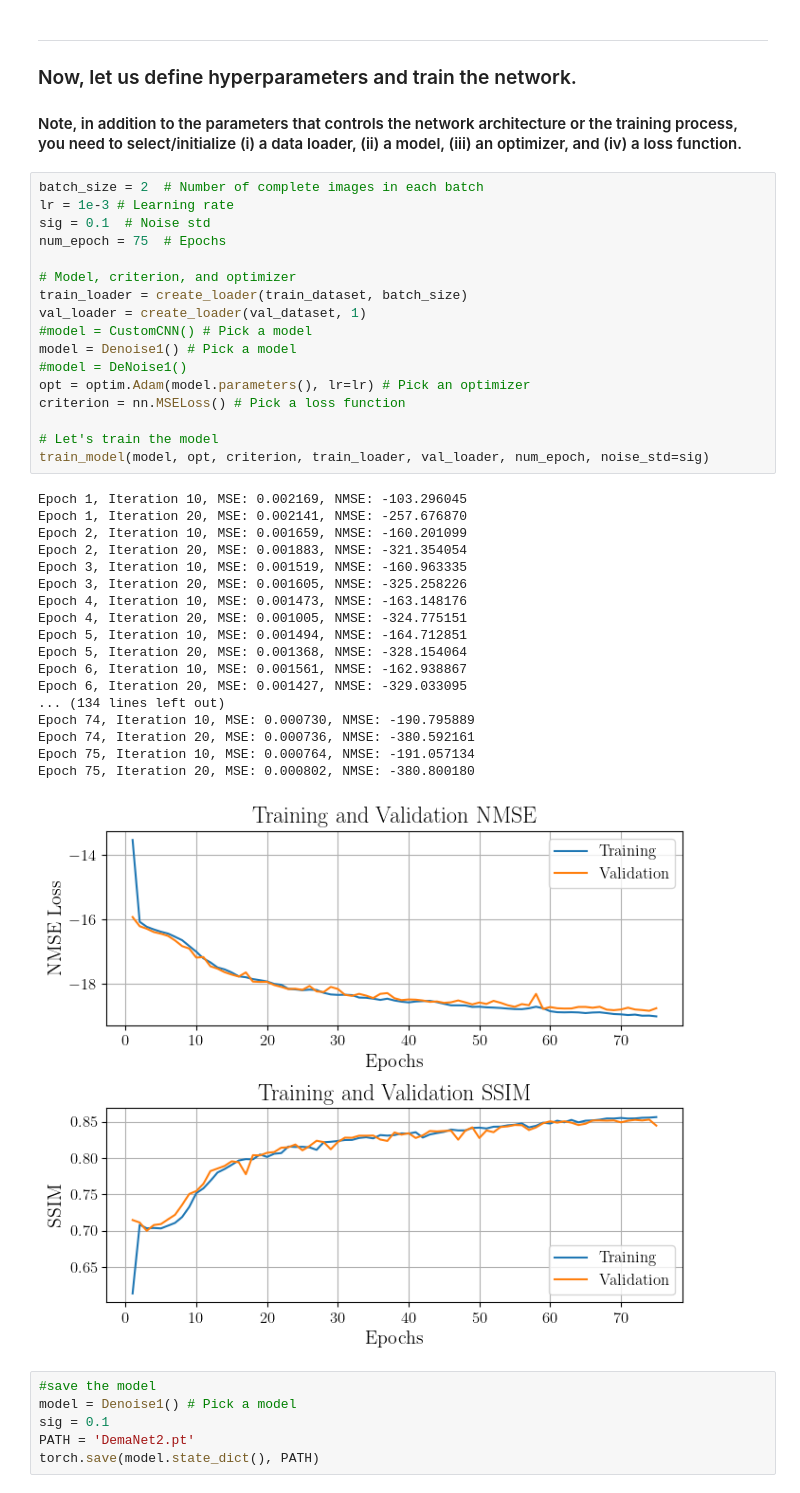
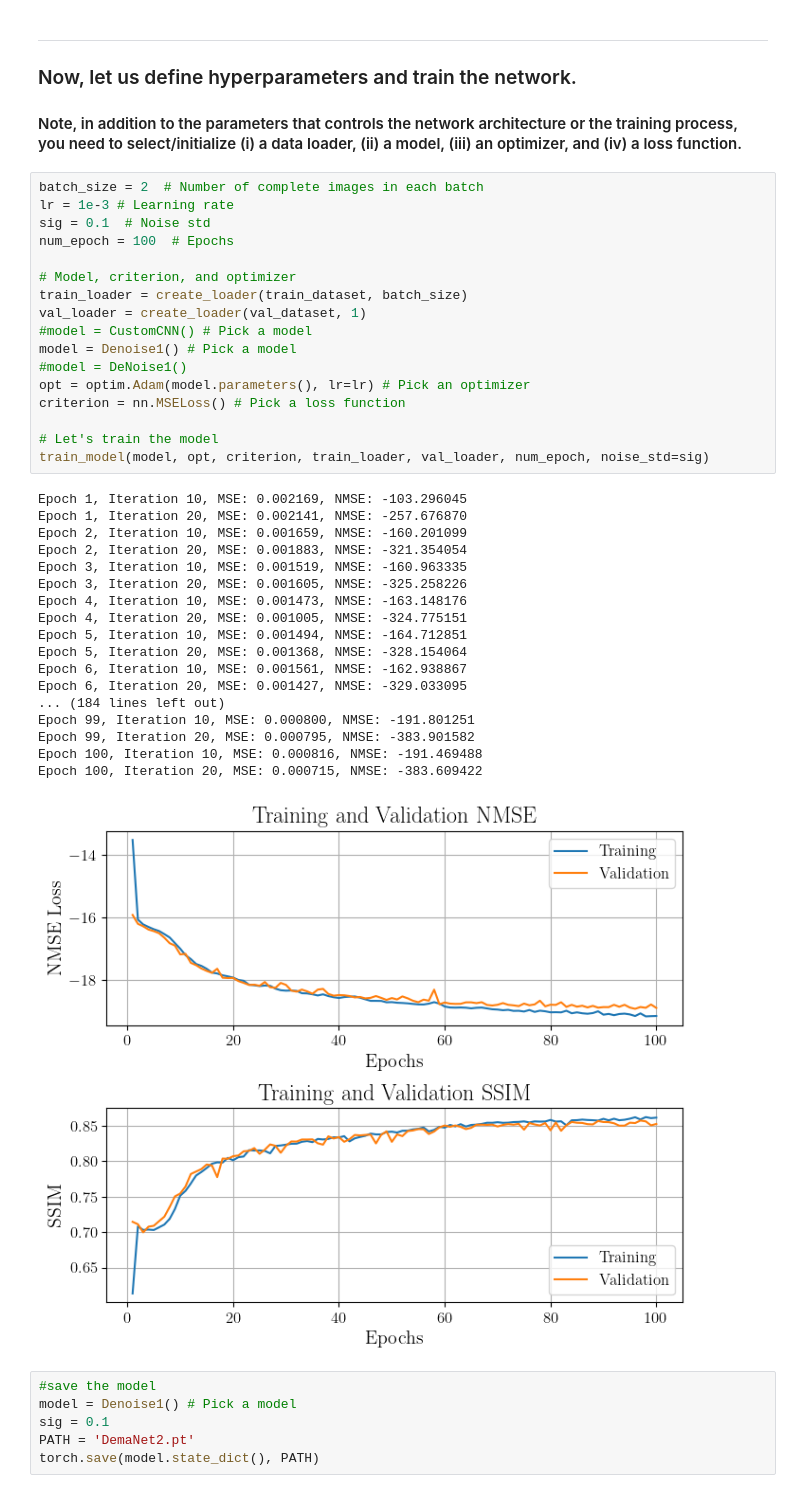
Before and after one commit to MihirJoe/MRI-Denoising, a Jupyter notebook: starter_code.ipynb, the cells around one changed output. Drawn from its saved outputs; the diff is of its cells as text.

```diff
--- a/starter_code.ipynb
+++ b/starter_code.ipynb
@@ -809,39 +808,39 @@ ___
 # %%
 batch_size = 2  # Number of complete images in each batch
 lr = 1e-3 # Learning rate
 sig = 0.1  # Noise std
-num_epoch = 75  # Epochs
+num_epoch = 100  # Epochs
 
 # Model, criterion, and optimizer
 train_loader = create_loader(train_dataset, batch_size)
 val_loader = create_loader(val_dataset, 1)
 #model = CustomCNN() # Pick a model
 model = Denoise1() # Pick a model
 #model = DeNoise1()
 opt = optim.Adam(model.parameters(), lr=lr) # Pick an optimizer
 criterion = nn.MSELoss() # Pick a loss function
 
 # Let's train the model
 train_model(model, opt, criterion, train_loader, val_loader, num_epoch, noise_std=sig)
 # %% [output]
 Epoch 1, Iteration 10, MSE: 0.002169, NMSE: -103.296045
 Epoch 1, Iteration 20, MSE: 0.002141, NMSE: -257.676870
 Epoch 2, Iteration 10, MSE: 0.001659, NMSE: -160.201099
 Epoch 2, Iteration 20, MSE: 0.001883, NMSE: -321.354054
 Epoch 3, Iteration 10, MSE: 0.001519, NMSE: -160.963335
 Epoch 3, Iteration 20, MSE: 0.001605, NMSE: -325.258226
 Epoch 4, Iteration 10, MSE: 0.001473, NMSE: -163.148176
 Epoch 4, Iteration 20, MSE: 0.001005, NMSE: -324.775151
 Epoch 5, Iteration 10, MSE: 0.001494, NMSE: -164.712851
 Epoch 5, Iteration 20, MSE: 0.001368, NMSE: -328.154064
 Epoch 6, Iteration 10, MSE: 0.001561, NMSE: -162.938867
 Epoch 6, Iteration 20, MSE: 0.001427, NMSE: -329.033095
-... (134 lines left out)
-Epoch 74, Iteration 10, MSE: 0.000730, NMSE: -190.795889
-Epoch 74, Iteration 20, MSE: 0.000736, NMSE: -380.592161
-Epoch 75, Iteration 10, MSE: 0.000764, NMSE: -191.057134
-Epoch 75, Iteration 20, MSE: 0.000802, NMSE: -380.800180
+... (184 lines left out)
+Epoch 99, Iteration 10, MSE: 0.000800, NMSE: -191.801251
+Epoch 99, Iteration 20, MSE: 0.000795, NMSE: -383.901582
+Epoch 100, Iteration 10, MSE: 0.000816, NMSE: -191.469488
+Epoch 100, Iteration 20, MSE: 0.000715, NMSE: -383.609422
-[figure, old version]
+[figure, new version]
 # %%
 #save the model
 model = Denoise1() # Pick a model
```
Also changed, not shown: parts of 2 cells of this notebook.
